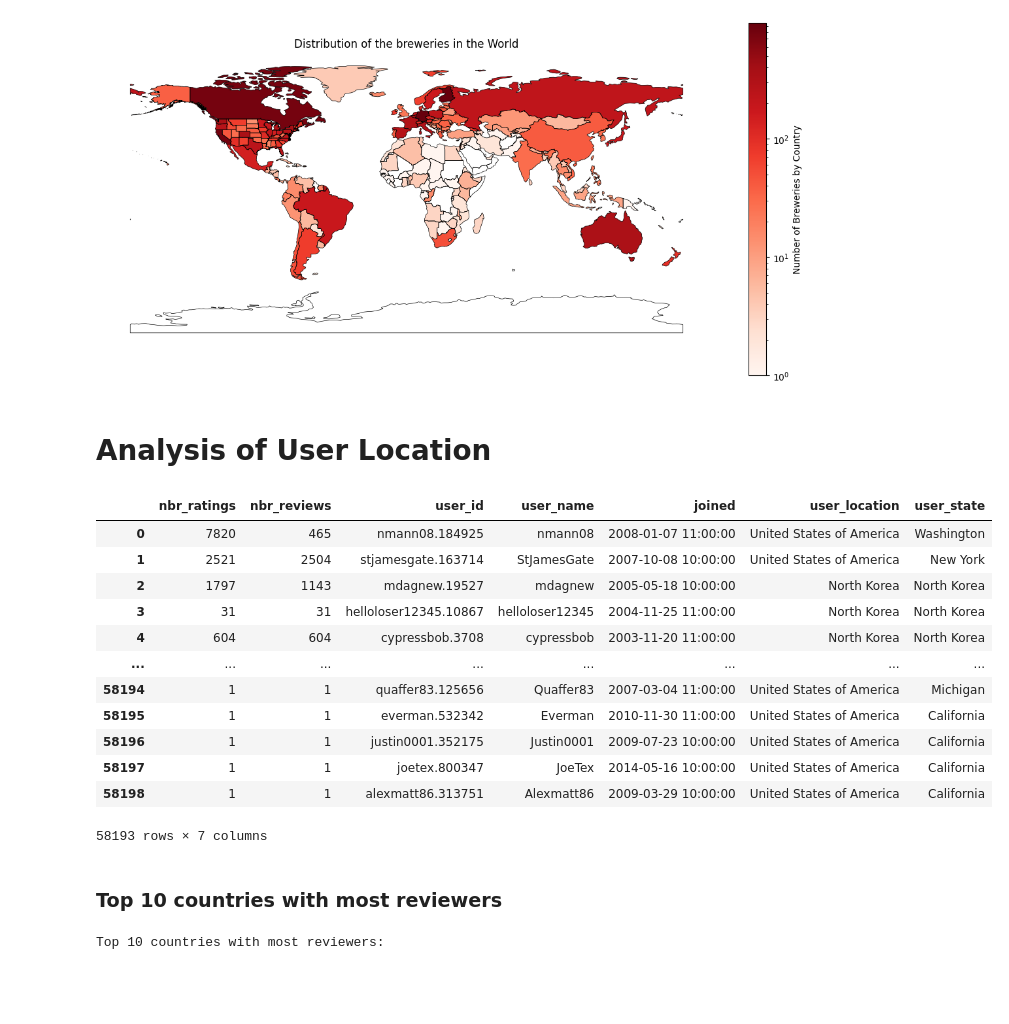
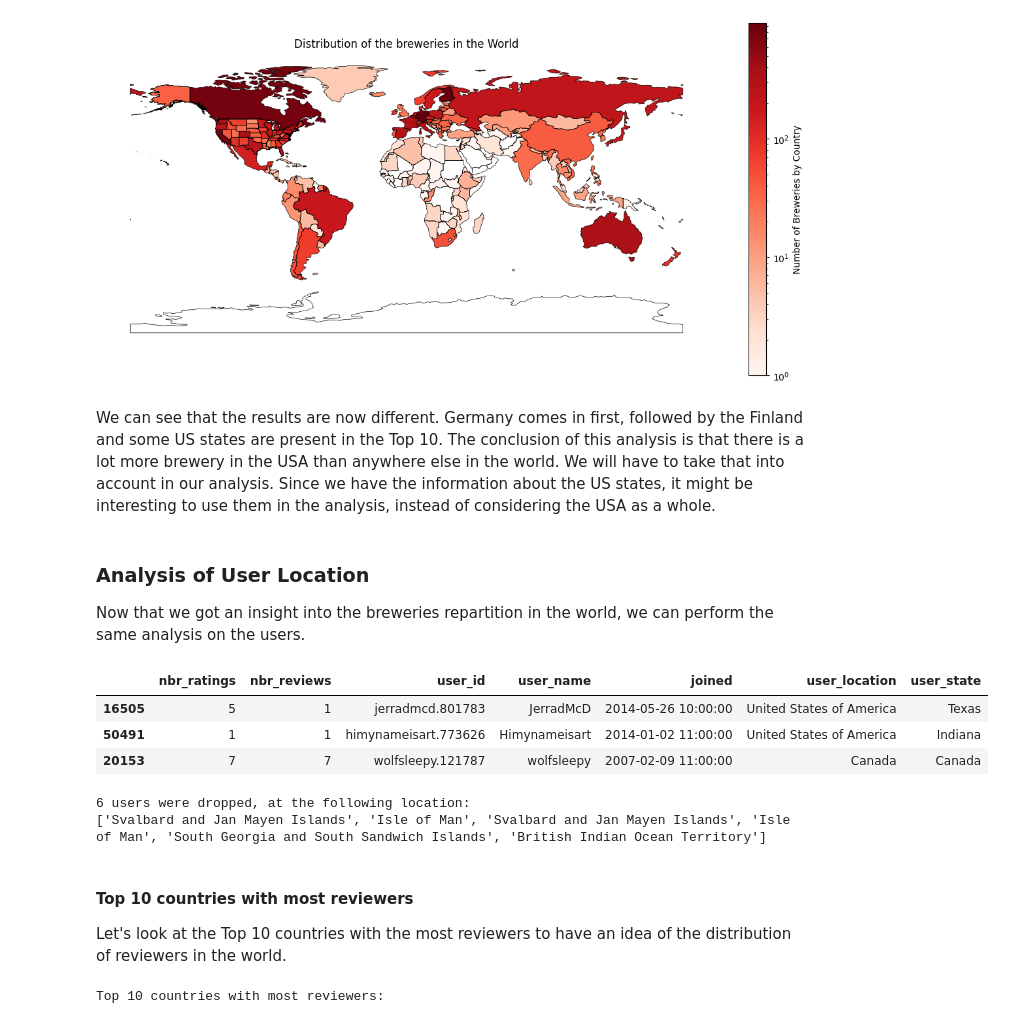
Before and after one commit to epfl-ada/ada-2023-project-todolegax, a Jupyter notebook: data_prepro_BA_Axel_Tom.ipynb, the cells around one changed output. Cells and saved outputs as stored; diff of their text form; code cells hidden in the pictures; blank space fills up the shorter version.

```diff
--- a/data_prepro_BA_Axel_Tom.ipynb
+++ b/data_prepro_BA_Axel_Tom.ipynb
@@ -312,6 +446,7 @@ def find_closest_match(input_str, target_list):
     """Find the closest match in a list using Hamming distance."""
     return difflib.get_close_matches(input_str, target_list, n=1, cutoff=0.5)
 # %%
+# Make deep copy of breweries filtered dataframe
 breweries_loc = breweries_filt.copy(deep=True)
 # Load the world map shapefile
 world = gpd.read_file(gpd.datasets.get_path('naturalearth_lowres'))
@@ -323,32 +458,38 @@ unique_loc = world['name'].unique()
 unique_state = us_states['NAME'].unique()
 # Create column for state in breweries df, will be used for USA
 breweries_loc['brewery_state'] = '-'
-
+# Init dropped breweries
+dropped_brew = []
 # Loop through the 'brewery_location' column and replace values if needed
 for i, location in enumerate(breweries_loc['brewery_location']):
+    # Check if in USA --> (USA, state)
     try:
         location, state = location.split(', ')
     except:
-        state = location
+        state = location # if not in USA state = location
+
+    # Find closest match with Hamming distance
     closest_match_country = find_closest_match(location, unique_loc)
-
     if closest_match_country:
-
+        # If closest match is USA --> match state
         if closest_match_country[0] == 'United States of America':
             breweries_loc.at[i, 'brewery_location'] = closest_match_country[0]
             # Find state
-            #state = location.split(', ')[1]
             closest_match_state = find_closest_match(state, unique_state)
             if closest_match_state:
                 breweries_loc.at[i, 'brewery_state'] = closest_match_state[0]
             else:
                 breweries_loc = breweries_loc.drop(index=i)
         else:
-            # Replace the value in the DataFrame
+            # If not in USA --> state = location
             breweries_loc.at[i, 'brewery_location'] = closest_match_country[0]
             breweries_loc.at[i, 'brewery_state'] = closest_match_country[0]
     else:
+        # If no match, drop
+        dropped_brew.append(breweries_loc.at[i, 'brewery_location'])
         breweries_loc = breweries_loc.drop(index=i)
-display(breweries_loc)
+display(breweries_loc.sample(3))
+print(f'{len(dropped_brew)} breweries were dropped, at the following location:')
+print(dropped_brew)
 # %% [output]
 |  | brewery_id | brewery_location | brewery_name | nbr_beers | brewery_state |
@@ -460,57 +582,58 @@ Top 10 countries (considering US states) with most breweries:
 | 9 | Belgium | 319 |
 | 10 | France | 317 |
 [figure]
-# %% [markdown]
-# Analysis of User Location
+# %% [markdown]
+We can see that the results are now different. Germany comes in first, followed by the Finland and some US states are present in the Top 10. The conclusion of this analysis is that there is a lot more brewery in the USA than anywhere else in the world. We will have to take that into account in our analysis. Since we have the information about the US states, it might be interesting to use them in the analysis, instead of considering the USA as a whole.
+# %% [markdown]
+### Analysis of User Location
+Now that we got an insight into the breweries repartition in the world, we can perform the same analysis on the users.
 # %%
 users_loc = users_filt.copy(deep=True)
 
 # Create column for state in users df, will be used for USA
 users_loc['user_state'] = '-'
-
+# Init list fro dropped user location
+dropped_user = []
 # Loop through the 'brewery_location' column and replace values if needed
 for i, location in enumerate(users_loc['user_location']):
     try:
         location, state = location.split(', ')
     except:
         state = location
     closest_match_country = find_closest_match(location, unique_loc)
 
     # if there is a match
     if closest_match_country:
         if closest_match_country[0] == 'United States of America':
             users_loc.at[i, 'user_location'] = closest_match_country[0]
             # find state
             closest_match_state = find_closest_match(state, unique_state)
             if closest_match_state:
                 users_loc.at[i, 'user_state'] = closest_match_state[0]
             else:
                 users_loc = users_loc.drop(index=i)
         else:
             # Replace the value in the DataFrame
             users_loc.at[i, 'user_location'] = closest_match_country[0]
             users_loc.at[i, 'user_state'] = closest_match_country[0]
     # No match, drop row
     else:
+        dropped_user.append(location)
         users_loc = users_loc.drop(index=i)
 
-display(users_loc)
+display(users_loc.sample(3))
+print(f'{len(dropped_user)} users were dropped, at the following location:')
+print(dropped_user)
 # %% [output]
 |  | nbr_ratings | nbr_reviews | user_id | user_name | joined | user_location | user_state |
-| 0 | 7820 | 465 | nmann08.184925 | nmann08 | 2008-01-07 11:00:00 | United States of America | Washington |
-| 1 | 2521 | 2504 | stjamesgate.163714 | StJamesGate | 2007-10-08 10:00:00 | United States of America | New York |
-| 2 | 1797 | 1143 | mdagnew.19527 | mdagnew | 2005-05-18 10:00:00 | North Korea | North Korea |
-| 3 | 31 | 31 | helloloser12345.10867 | helloloser12345 | 2004-11-25 11:00:00 | North Korea | North Korea |
-| 4 | 604 | 604 | cypressbob.3708 | cypressbob | 2003-11-20 11:00:00 | North Korea | North Korea |
-| ... | ... | ... | ... | ... | ... | ... | ... |
-| 58194 | 1 | 1 | quaffer83.125656 | Quaffer83 | 2007-03-04 11:00:00 | United States of America | Michigan |
-| 58195 | 1 | 1 | everman.532342 | Everman | 2010-11-30 11:00:00 | United States of America | California |
-| 58196 | 1 | 1 | justin0001.352175 | Justin0001 | 2009-07-23 10:00:00 | United States of America | California |
-| 58197 | 1 | 1 | joetex.800347 | JoeTex | 2014-05-16 10:00:00 | United States of America | California |
-| 58198 | 1 | 1 | alexmatt86.313751 | Alexmatt86 | 2009-03-29 10:00:00 | United States of America | California |
+| 16505 | 5 | 1 | jerradmcd.801783 | JerradMcD | 2014-05-26 10:00:00 | United States of America | Texas |
+| 50491 | 1 | 1 | himynameisart.773626 | Himynameisart | 2014-01-02 11:00:00 | United States of America | Indiana |
+| 20153 | 7 | 7 | wolfsleepy.121787 | wolfsleepy | 2007-02-09 11:00:00 | Canada | Canada |
-58193 rows × 7 columns
+6 users were dropped, at the following location:
+['Svalbard and Jan Mayen Islands', 'Isle of Man', 'Svalbard and Jan Mayen Islands', 'Isle of Man', 'South Georgia and South Sandwich Islands', 'British Indian Ocean Territory']
-# %% [markdown]
-### Top 10 countries with most reviewers
+# %% [markdown]
+#### Top 10 countries with most reviewers
+Let's look at the Top 10 countries with the most reviewers to have an idea of the distribution of reviewers in the world.
 # %%
 # Count the number of breweries in each country
 reviewers_counts = users_loc['user_location'].value_counts().reset_index()
```
Also changed, not shown: parts of 31 cells of this notebook.
